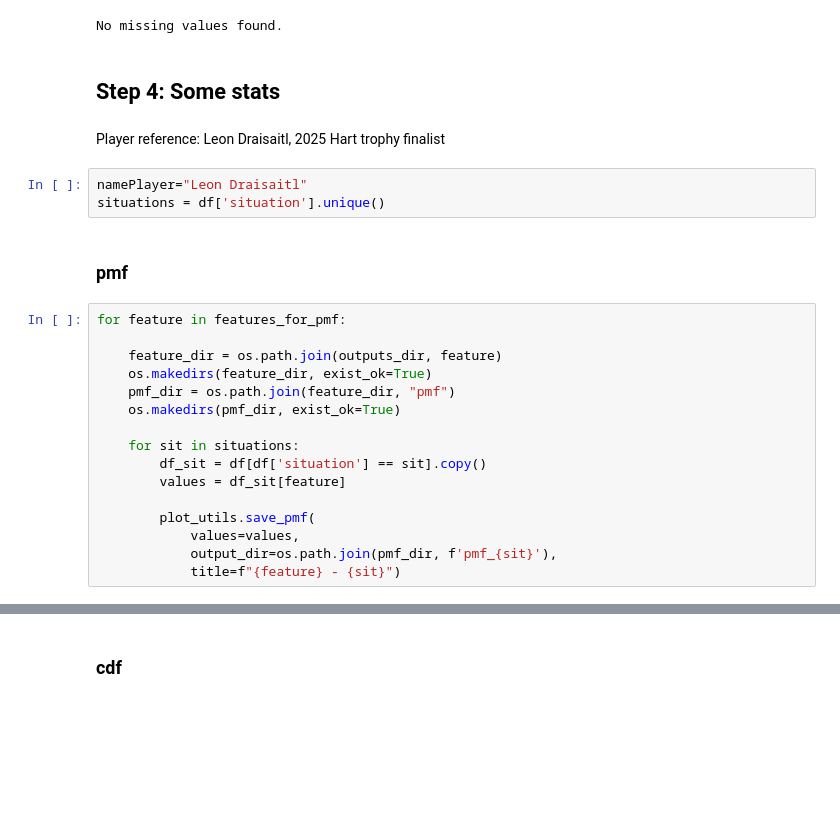
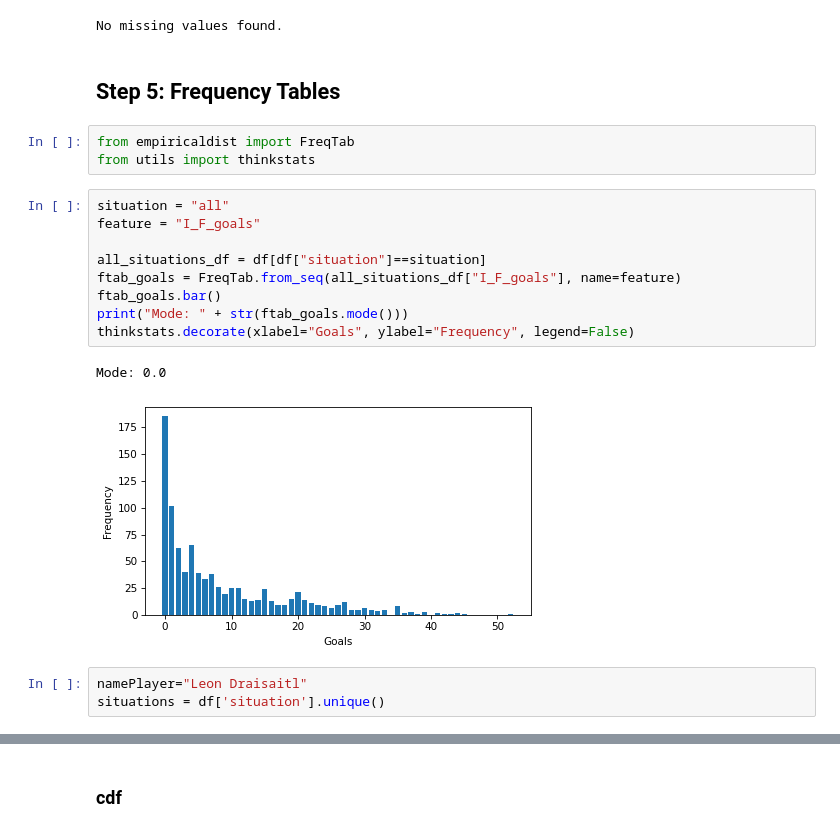
Before and after one commit to thedanicode24/moneypuck-data, a Jupyter notebook: hockey.ipynb, the cells around one changed output, grey strips where cells are left out. Cells and saved outputs as stored; diff of their text form; blank space fills up the shorter version.

```diff
--- a/hockey.ipynb
+++ b/hockey.ipynb
@@ -50,28 +77,23 @@ memory usage: 5.4+ MB
 df_utils.report_nan(df)
 # %% [output]
 No missing values found.
-# %% [markdown]
-## Step 4: Some stats
-# %% [markdown]
-Player reference: Leon Draisaitl, 2025 Hart trophy finalist
+# %% [markdown]
+## Step 5: Frequency Tables
+# %%
+from empiricaldist import FreqTab
+from utils import thinkstats
+# %%
+situation = "all"
+feature = "I_F_goals"
+
+all_situations_df = df[df["situation"]==situation]
+ftab_goals = FreqTab.from_seq(all_situations_df["I_F_goals"], name=feature)
+ftab_goals.bar()
+print("Mode: " + str(ftab_goals.mode()))
+thinkstats.decorate(xlabel="Goals", ylabel="Frequency", legend=False)
+# %% [output]
+Mode: 0.0
+[figure, added]
 # %%
 namePlayer="Leon Draisaitl"
 situations = df['situation'].unique()
-# %% [markdown]
-### pmf
-# %%
-for feature in features_for_pmf:
-
-    feature_dir = os.path.join(outputs_dir, feature)
-    os.makedirs(feature_dir, exist_ok=True)
-    pmf_dir = os.path.join(feature_dir, "pmf")
-    os.makedirs(pmf_dir, exist_ok=True)
-
-    for sit in situations:
-        df_sit = df[df['situation'] == sit].copy()
-        values = df_sit[feature]
-
-        plot_utils.save_pmf(
-            values=values,
-            output_dir=os.path.join(pmf_dir, f'pmf_{sit}'),
-            title=f"{feature} - {sit}")
```
Also changed, not shown: parts of 3 cells of this notebook, 6 other files.
